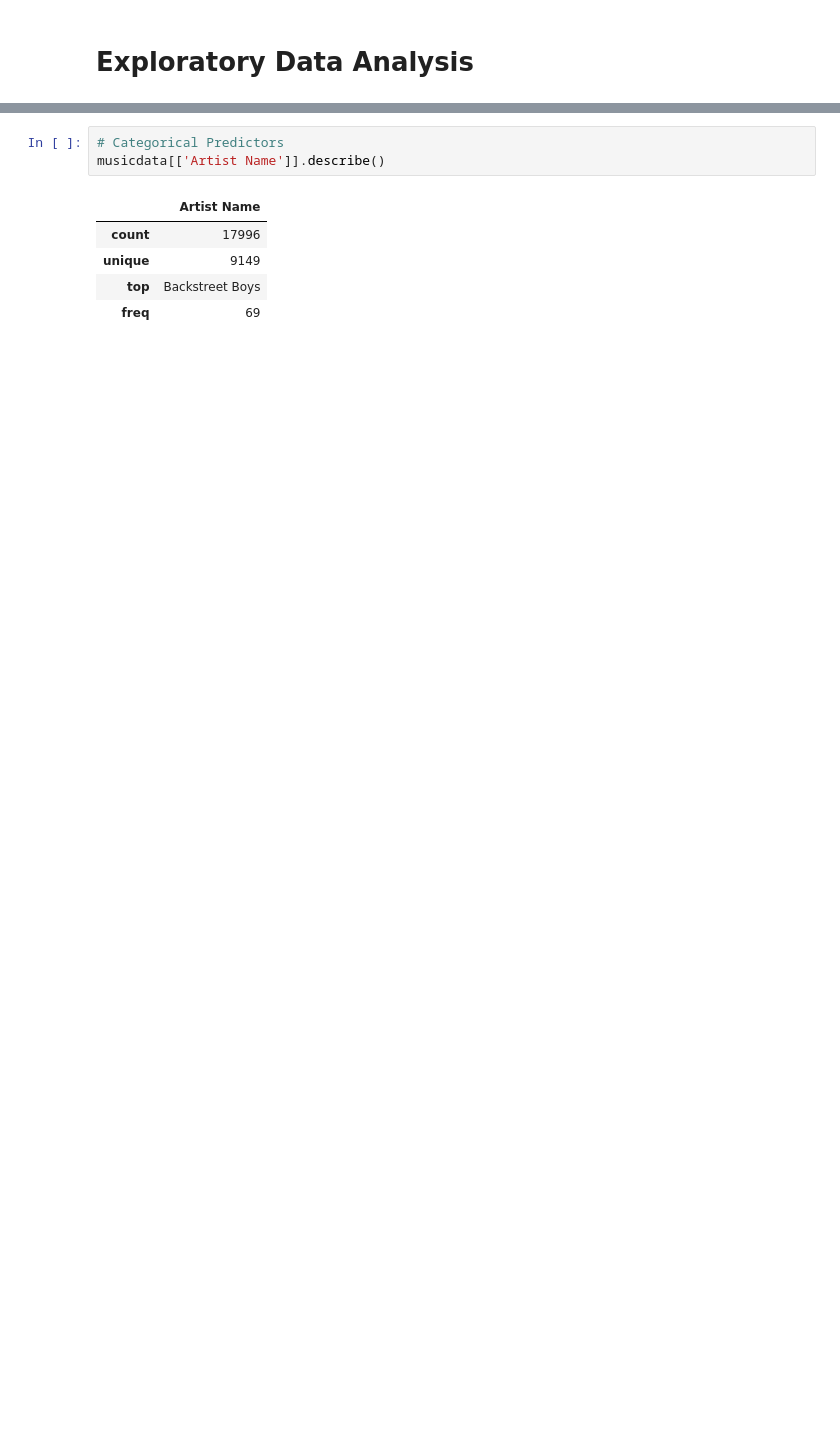
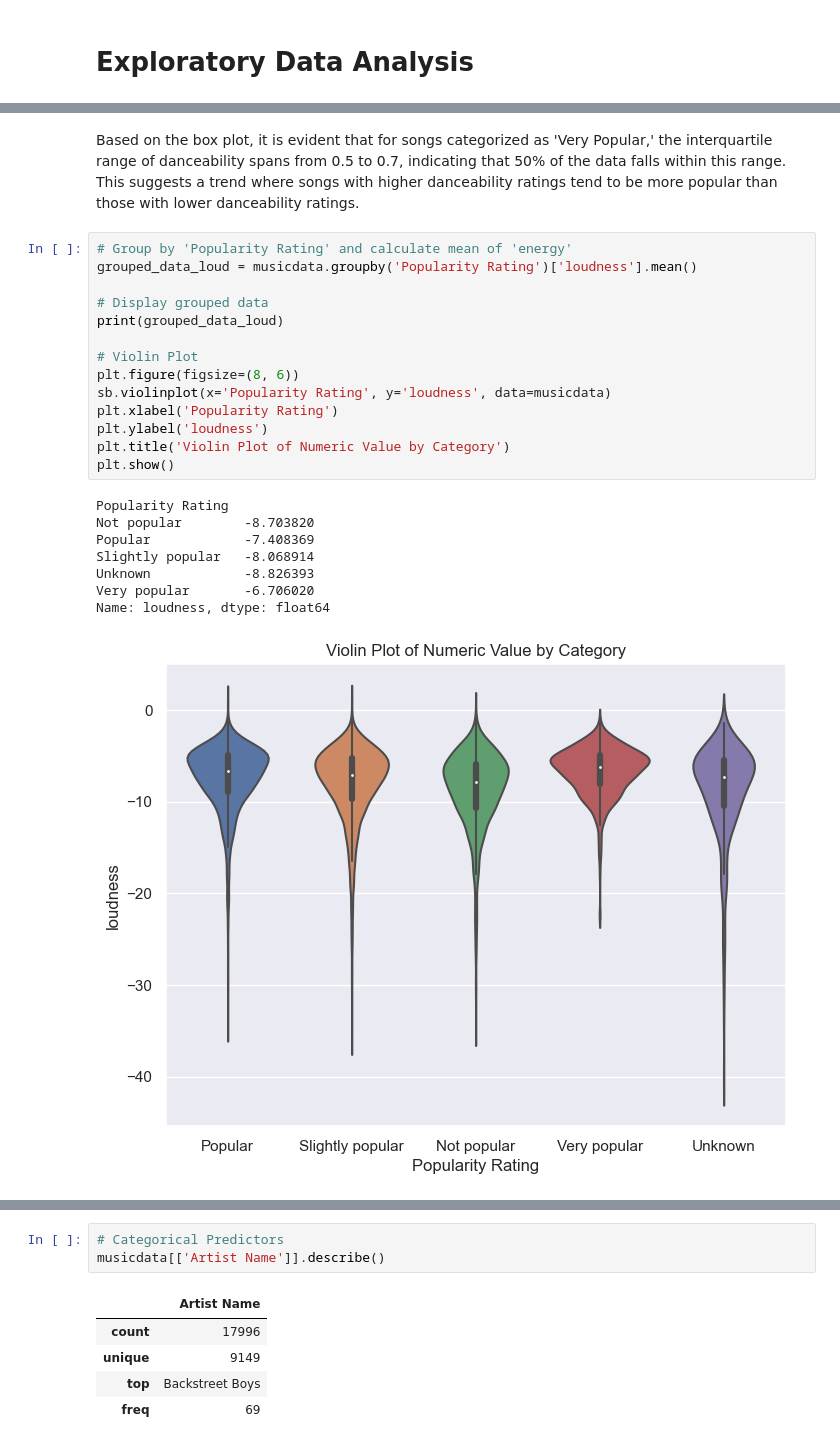
Before and after one commit to cianmung/SC1015---Mini-Project, a Jupyter notebook: Project.ipynb, the cells around one changed output, grey strips where cells are left out. Saved outputs shown, nothing was run; the diff lists cells and outputs as text; blank space fills up the shorter version.

```diff
--- a/Project.ipynb
+++ b/Project.ipynb
@@ -110,0 +234,25 @@ sb.violinplot(data = musicdata['Popularity'], orient = "h")
+# %% [markdown]
+Based on the box plot, it is evident that for songs categorized as 'Very Popular,' the interquartile range of danceability spans from 0.5 to 0.7, indicating that 50% of the data falls within this range. This suggests a trend where songs with higher danceability ratings tend to be more popular than those with lower danceability ratings.
+# %%
+# Group by 'Popularity Rating' and calculate mean of 'energy'
+grouped_data_loud = musicdata.groupby('Popularity Rating')['loudness'].mean()
+
+# Display grouped data
+print(grouped_data_loud)
+
+# Violin Plot
+plt.figure(figsize=(8, 6))
+sb.violinplot(x='Popularity Rating', y='loudness', data=musicdata)
+plt.xlabel('Popularity Rating')
+plt.ylabel('loudness')
+plt.title('Violin Plot of Numeric Value by Category')
+plt.show()
+# %% [output]
+Popularity Rating
+Not popular        -8.703820
+Popular            -7.408369
+Slightly popular   -8.068914
+Unknown            -8.826393
+Very popular       -6.706020
+Name: loudness, dtype: float64
+[figure, added]
```
Also changed, not shown: parts of 48 cells of this notebook.
